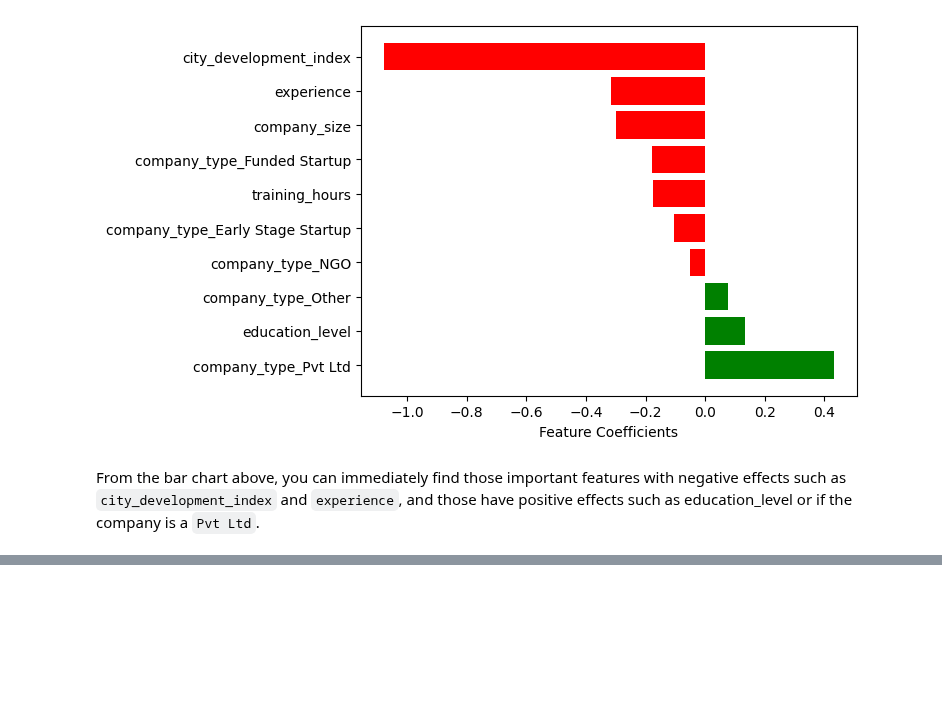
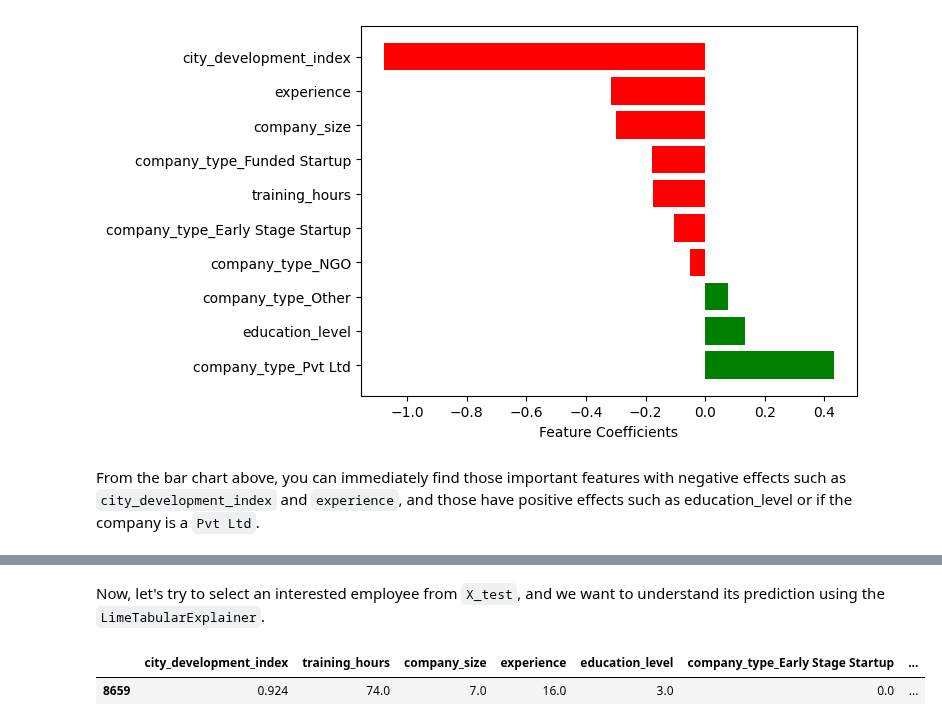
Before and after one commit to Mark-Barbaric/IBM_Machine_Learning_Certificate, a Jupyter notebook: Supervised_Machine_Learning_Classification/week6/model_agnostic_explanations.ipynb, the cells around one changed output, grey strips where cells are left out. Drawn from its saved outputs; the diff is of its cells as text; code cells hidden in the pictures; blank space fills up the shorter version.

```diff
--- a/Supervised_Machine_Learning_Classification/week6/model_agnostic_explanations.ipynb
+++ b/Supervised_Machine_Learning_Classification/week6/model_agnostic_explanations.ipynb
@@ -367,0 +431,10 @@ From the bar chart above, you can immediately find those important features with
+# %% [markdown]
+Now, let's try to select an interested employee from `X_test`, and we want to understand its prediction using the `LimeTabularExplainer`.
+# %%
+instance_index = 19
+selected_instance = X_test.iloc[[instance_index]]
+lime_test_instance = selected_instance.values.reshape(-1)
+selected_instance
+# %% [output]
+|  | city_development_index | training_hours | company_size | experience | education_level | company_type_Early Stage Startup | ... |
+| 8659 | 0.924 | 74.0 | 7.0 | 16.0 | 3.0 | 0.0 | ... |
```
Also changed, not shown: parts of 15 cells of this notebook.
